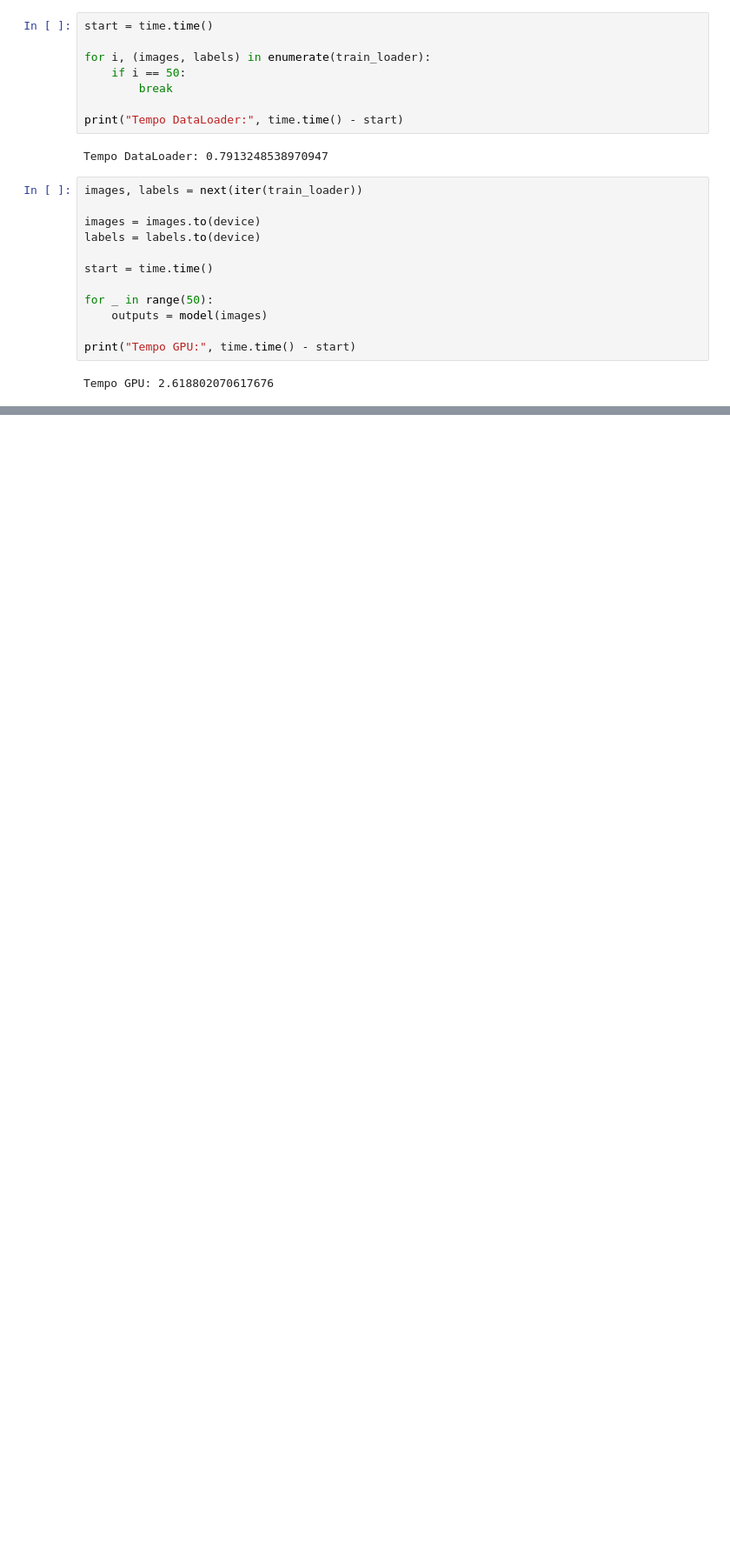
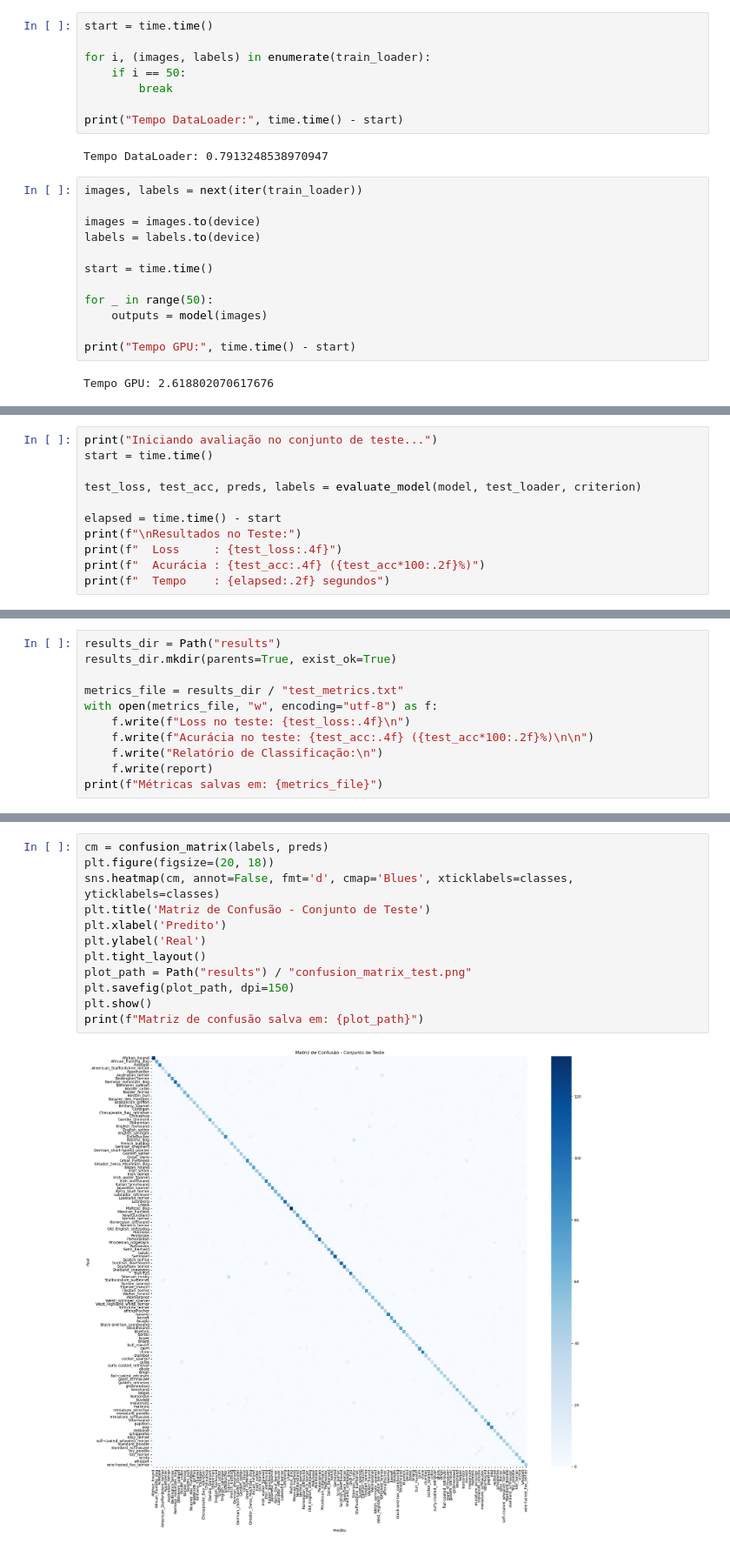
Before and after one commit to pedroituassu/topicos1-ap1-efficientnetv2-s, a Jupyter notebook: TopicosI-AP1-TransferLearning.ipynb, the cells around one changed output, grey strips where cells are left out. Shown at 87% size. Saved outputs shown, nothing was run; the diff lists cells and outputs as text; blank space fills up the shorter version.

Commit message:
teste graficos e inferencia

```diff
--- a/TopicosI-AP1-TransferLearning.ipynb
+++ b/TopicosI-AP1-TransferLearning.ipynb
@@ -285,0 +372,11 @@ Tempo GPU: 2.618802070617676
+# %%
+print("Iniciando avaliação no conjunto de teste...")
+start = time.time()
+
+test_loss, test_acc, preds, labels = evaluate_model(model, test_loader, criterion)
+
+elapsed = time.time() - start
+print(f"\nResultados no Teste:")
+print(f"  Loss     : {test_loss:.4f}")
+print(f"  Acurácia : {test_acc:.4f} ({test_acc*100:.2f}%)")
+print(f"  Tempo    : {elapsed:.2f} segundos")
@@ -285,0 +390,11 @@ Tempo GPU: 2.618802070617676
+# %%
+results_dir = Path("results")
+results_dir.mkdir(parents=True, exist_ok=True)
+
+metrics_file = results_dir / "test_metrics.txt"
+with open(metrics_file, "w", encoding="utf-8") as f:
+    f.write(f"Loss no teste: {test_loss:.4f}\n")
+    f.write(f"Acurácia no teste: {test_acc:.4f} ({test_acc*100:.2f}%)\n\n")
+    f.write("Relatório de Classificação:\n")
+    f.write(report)
+print(f"Métricas salvas em: {metrics_file}")
@@ -351,0 +480,14 @@ Gráfico salvo em: results/cnn_training_curves.png
+# %%
+cm = confusion_matrix(labels, preds)
+plt.figure(figsize=(20, 18))
+sns.heatmap(cm, annot=False, fmt='d', cmap='Blues', xticklabels=classes, yticklabels=classes)
+plt.title('Matriz de Confusão - Conjunto de Teste')
+plt.xlabel('Predito')
+plt.ylabel('Real')
+plt.tight_layout()
+plot_path = Path("results") / "confusion_matrix_test.png"
+plt.savefig(plot_path, dpi=150)
+plt.show()
+print(f"Matriz de confusão salva em: {plot_path}")
+# %% [output]
+[figure, added]
```
Also changed, not shown: parts of 32 cells of this notebook.
